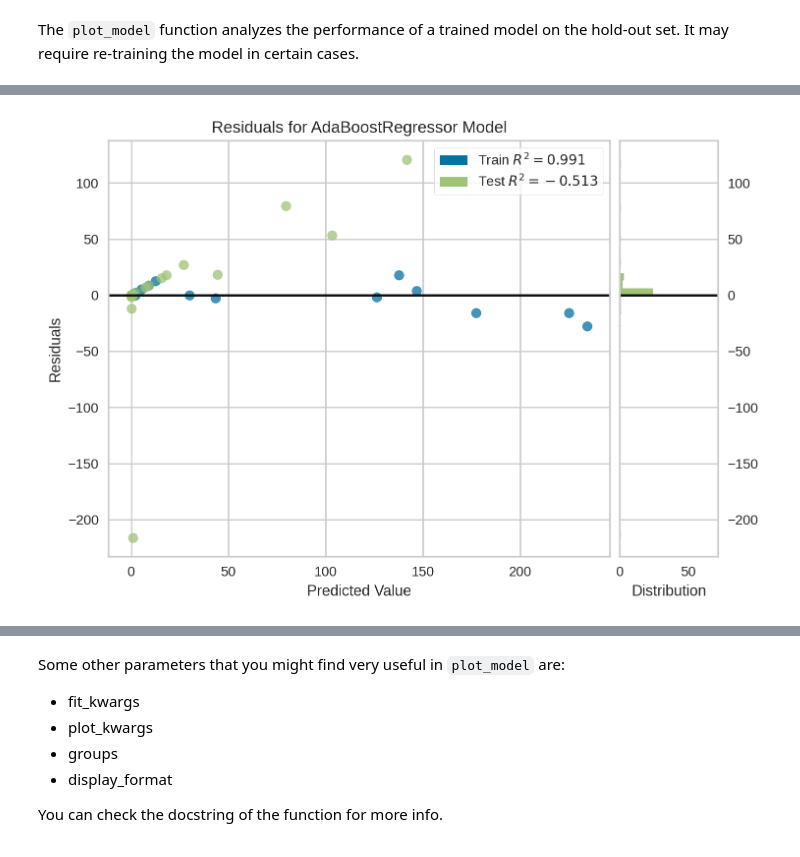
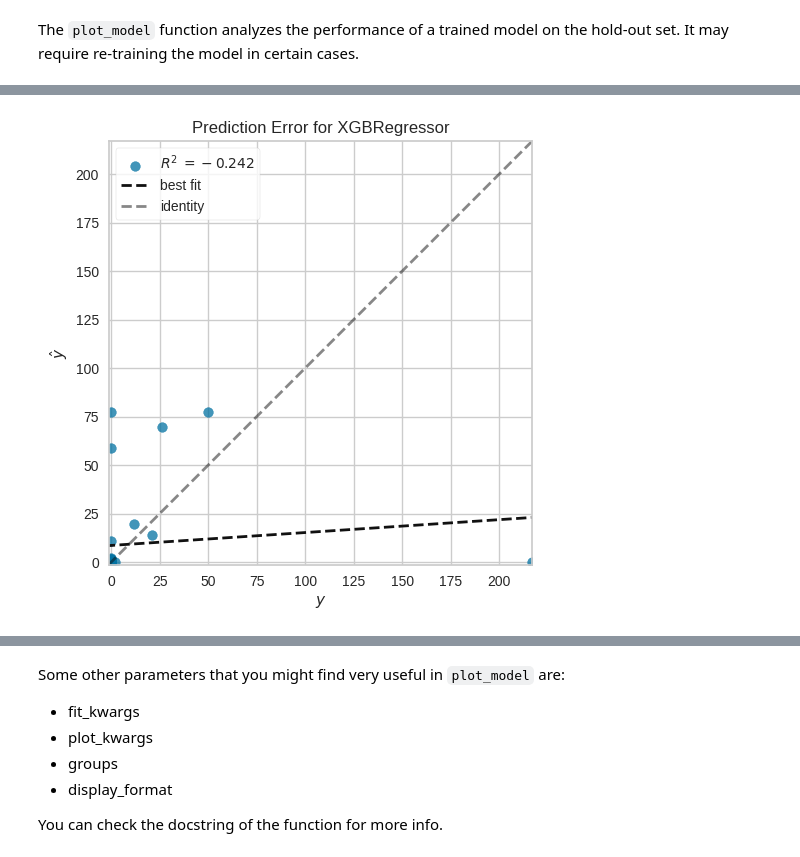
Before and after one commit to mtofighi/ChilwaBasin, a Jupyter notebook: ChilwaBasin_DataAnalysis_032024/ChilwaBasin_Regression_PyCaret_Cholera.ipynb, the cells around one changed output, grey strips where cells are left out. Saved outputs shown, nothing was run; the diff lists cells and outputs as text; code cells hidden in the pictures.

```diff
--- a/ChilwaBasin_DataAnalysis_032024/ChilwaBasin_Regression_PyCaret_Cholera.ipynb
+++ b/ChilwaBasin_DataAnalysis_032024/ChilwaBasin_Regression_PyCaret_Cholera.ipynb
@@ -857,8 +1167,8 @@ plot_model(best, plot = 'residuals') #---------------------
 # %%
 # to control the scale of plot
-plot_model(best, plot = 'residuals', scale = 2) #--------------------------
+plot_model(compare_tree_models, plot = 'error', scale = 1) #--------------------------
 # %% [output]
 [interactive output not drawn]
-[figure, old version]
+[figure, new version]
 # %%
 # to save the plot
```
Also changed, not shown: parts of 119 cells of this notebook.
